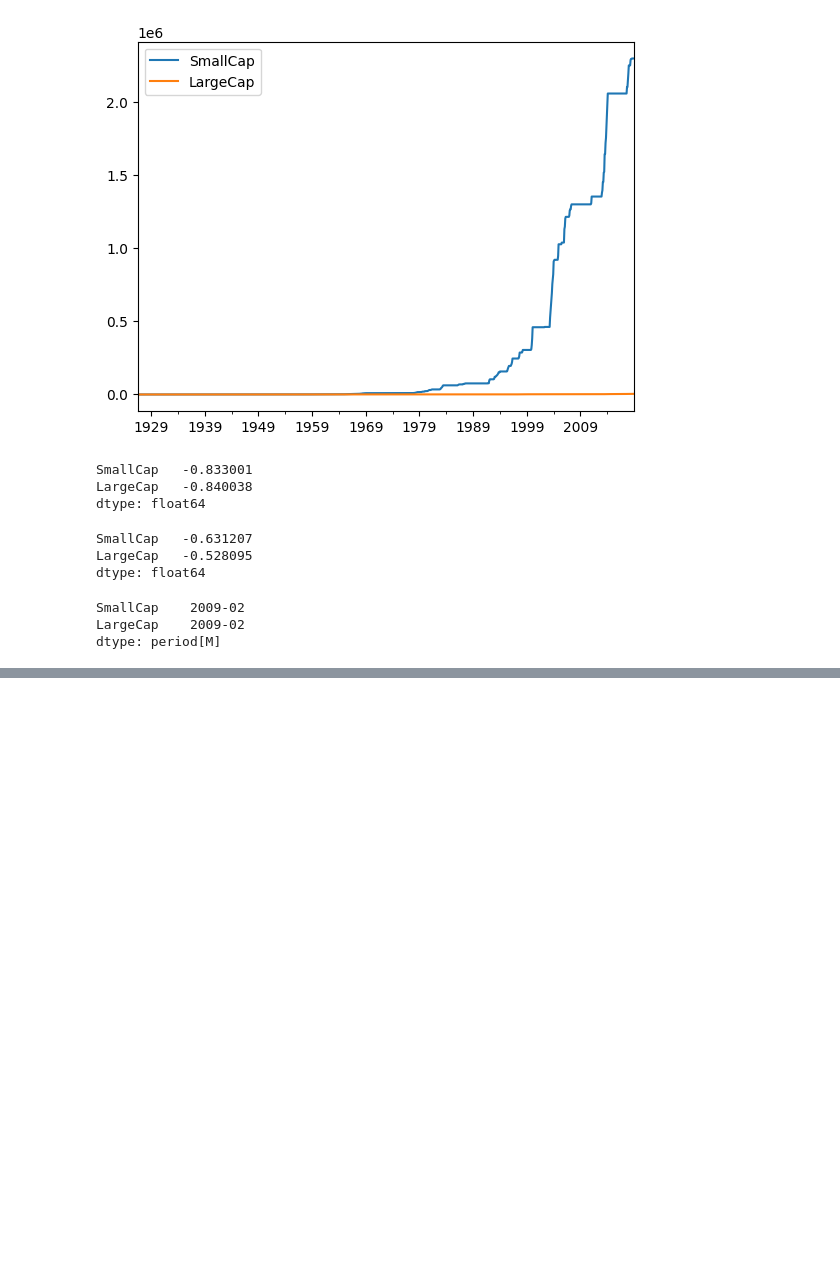
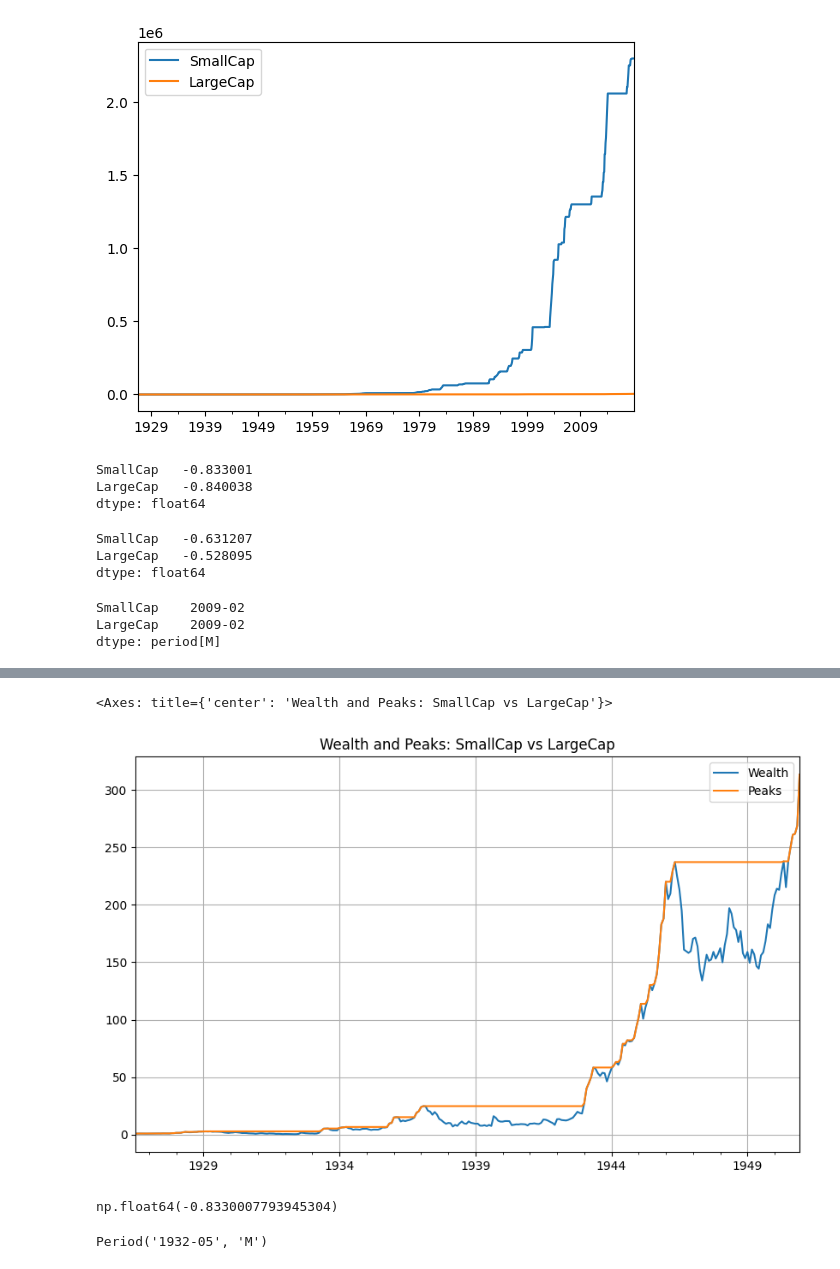
Before and after one commit to paulhake/portfolio_analysis_edhc, a Jupyter notebook: nb/max drawdown.ipynb, the cells around one changed output, grey strips where cells are left out. Cells and saved outputs as stored; diff of their text form; code cells hidden in the pictures; blank space fills up the shorter version.

```diff
--- a/nb/max drawdown.ipynb
+++ b/nb/max drawdown.ipynb
@@ -73,0 +91,16 @@ df.plot()
+# %%
+#slice up to 1950
+df[["Wealth", "Peaks"]][:"1950"].plot.line(figsize=(10,6), title='Wealth and Peaks: SmallCap vs LargeCap', grid=True)
+# %% [output]
+<Axes: title={'center': 'Wealth and Peaks: SmallCap vs LargeCap'}>
+[figure, added]
+# %%
+#find max drawdown
+df["Drawdown"].min()
+# %% [output]
+np.float64(-0.8330007793945304)
+# %%
+#when did it happen?
+df["Drawdown"].idxmin()
+# %% [output]
+Period('1932-05', 'M')
```
Also changed, not shown: parts of 3 cells of this notebook, 13 other files.
